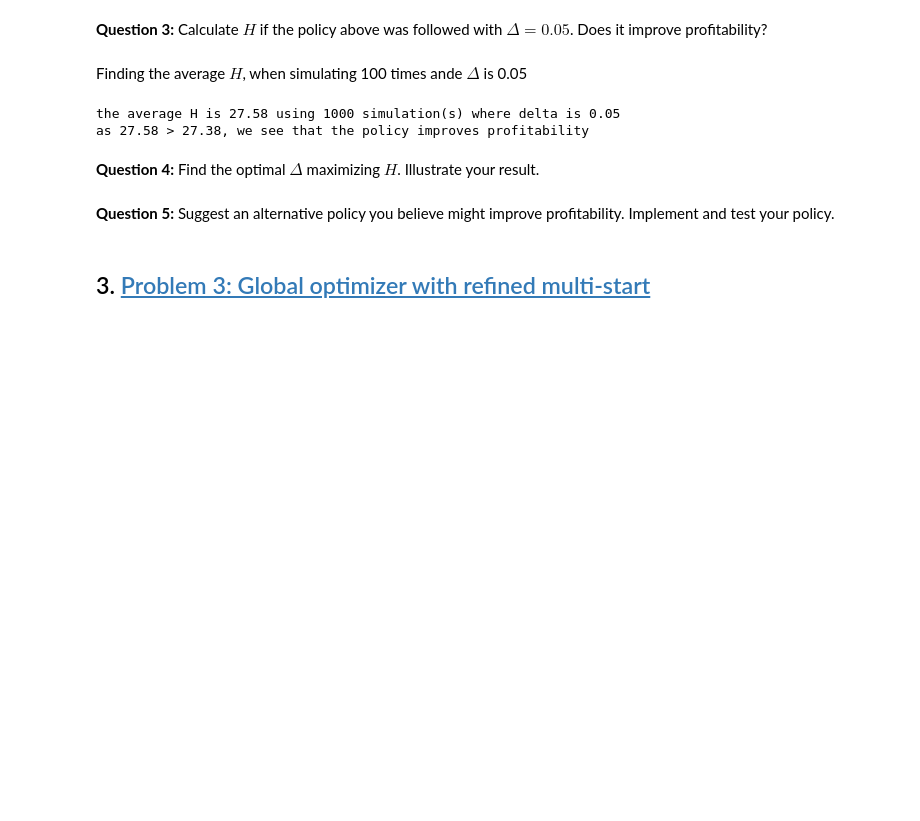
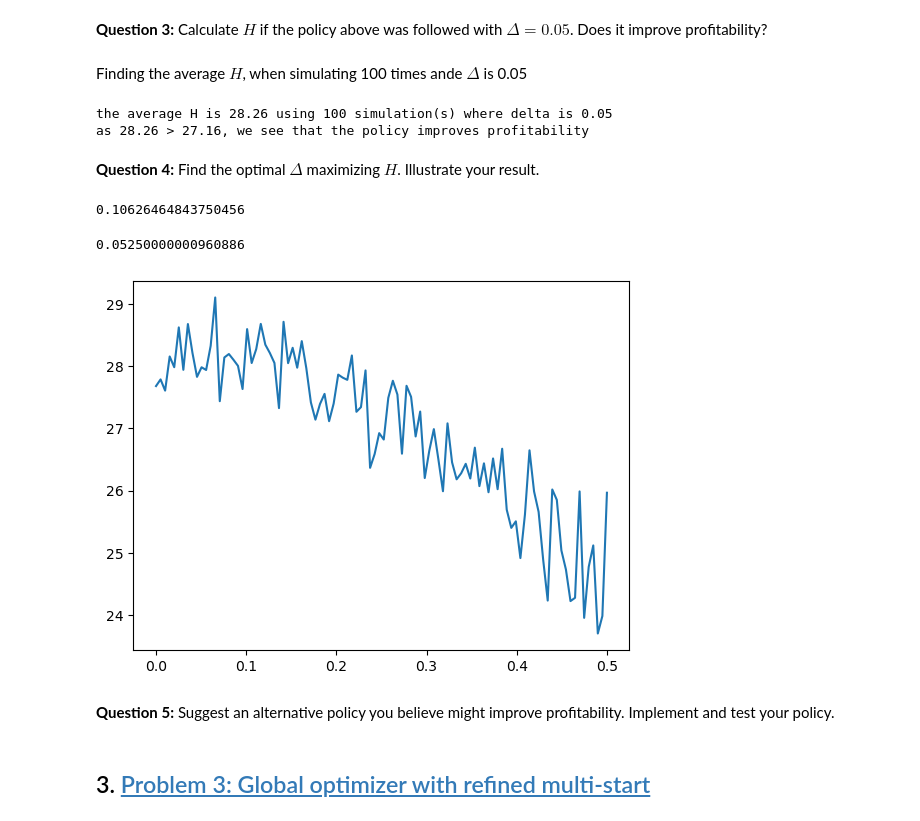
Before and after one commit to NumEconCopenhagen/projects-2023-jacob-per, a Jupyter notebook: examproject/Exam-2023-notebook copy.ipynb, the cells around one changed output. Saved outputs shown, nothing was run; the diff lists cells and outputs as text; code cells hidden in the pictures; blank space fills up the shorter version.

```diff
--- a/examproject/Exam-2023-notebook copy.ipynb
+++ b/examproject/Exam-2023-notebook copy.ipynb
@@ -253,8 +253,8 @@ With $\Delta \geq 0$ and $\Delta = 0$ being the previous policy.
 # %% [markdown]
 Finding the average $H$, when simulating 100 times ande $\Delta$ is 0.05
 # %%
-# a. simulating 100 times with delta= 0.05
-sol3 = model.simulate(K=1000, delta=0.05)
+# a. simulating 100 times where delta is 0.05
+sol3 = model.simulate(K=100, delta=0.05)
 
 print(f'the average H is {sim.H:.2f} using {sim.K} simulation(s) where delta is {sim.delta}' )
 
@@ -264,7 +264,7 @@ if sol3.H > sol2_H:
 else:
     print(f'as {sol3.H:.2f} < {sol2_H:.2f}, we see that the policy does not improves profitability')
 # %% [output]
-the average H is 27.58 using 1000 simulation(s) where delta is 0.05
-as 27.58 > 27.38, we see that the policy improves profitability
+the average H is 28.26 using 100 simulation(s) where delta is 0.05
+as 28.26 > 27.16, we see that the policy improves profitability
 # %% [markdown]
 **Question 4:** Find the optimal $\Delta$ maximizing $H$. Illustrate your result.
@@ -272,0 +271,26 @@ as 27.58 > 27.38, we see that the policy improves profitability
+# %%
+# value
+vH = lambda x: -(model.simulate(K=100,delta=x).H)
+
+opt_delta = optimize.minimize(vH, [0.1], method='Nelder-Mead').x[0]
+opt_delta
+# %% [output]
+0.10626464843750456
+# %%
+sol.x[0]
+# %% [output]
+0.05250000000960886
+# %%
+np.random.seed(1)
+# par.iota = 1
+N = 100
+deltas = np.linspace(0.0,0.5,N)
+H = np.zeros((1,N))
+i = 0
+for x in deltas:
+    H[0,i] = model.simulate(K=200,delta=x).H
+    i += 1
+
+fig = plt.plot(deltas,H[0])
+# %% [output]
+[figure, added]
```
Also changed, not shown: parts of 5 cells of this notebook, 1 other file.
